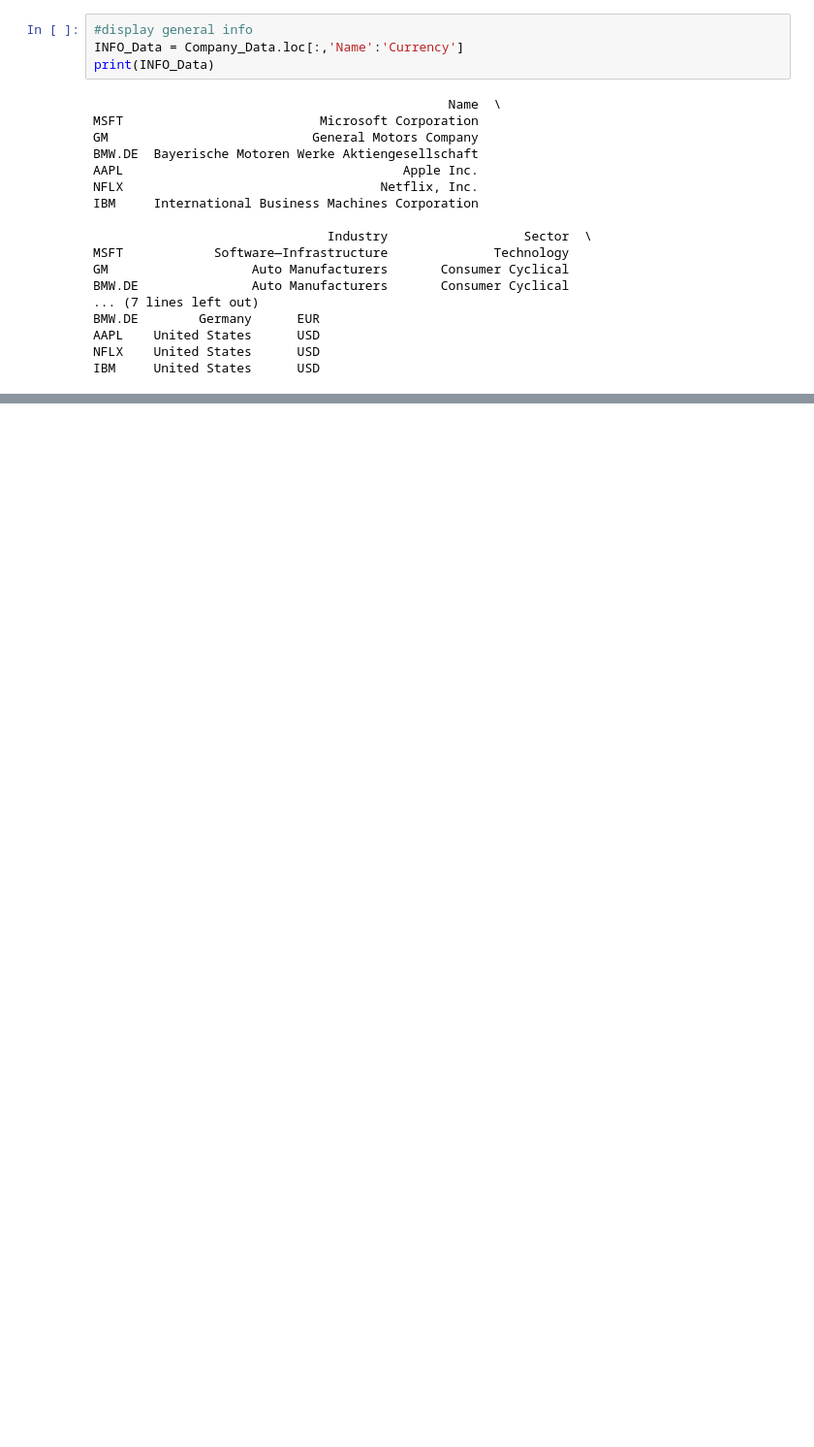
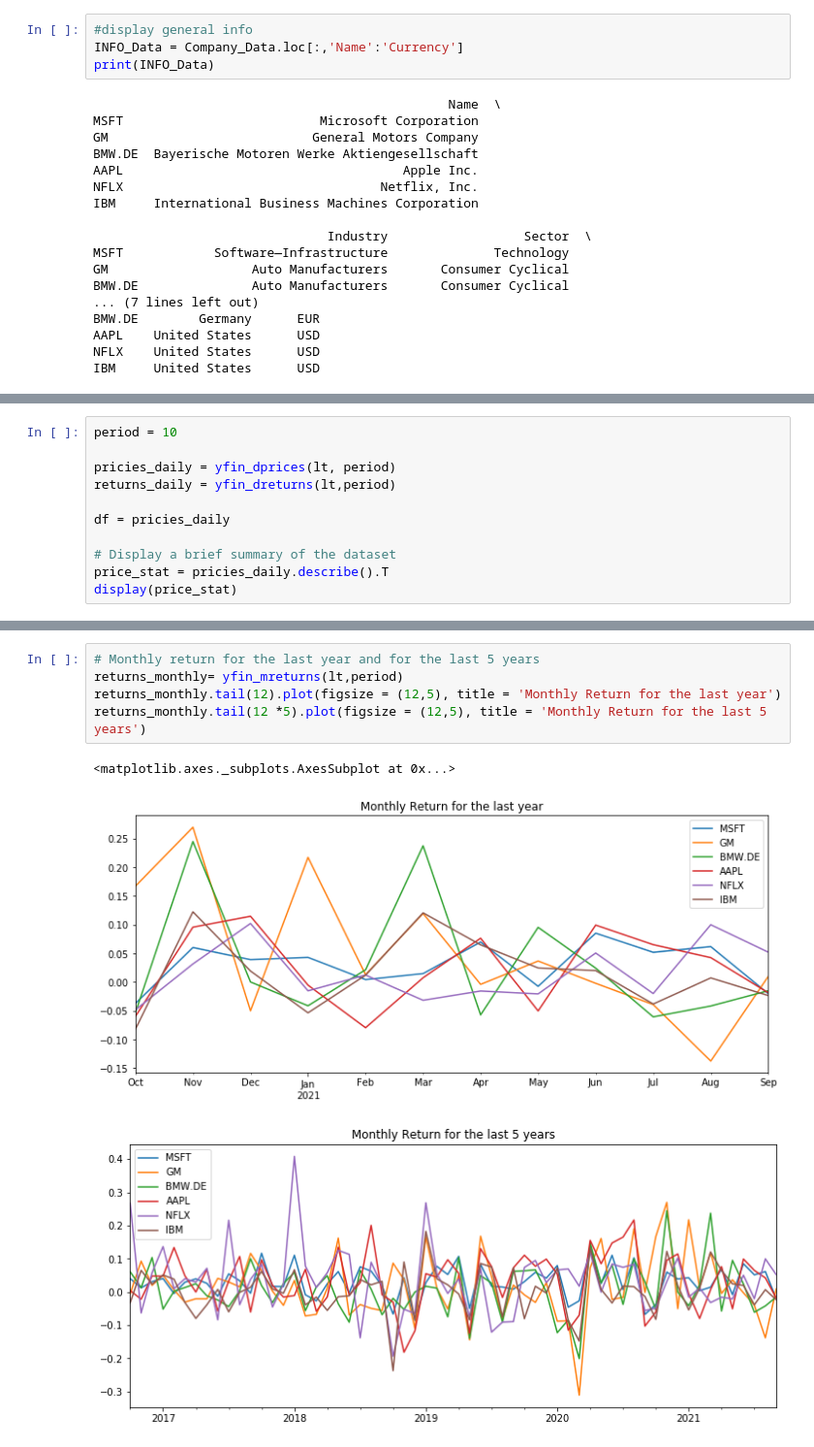
Before and after one commit to SvLaura/Comparing_securities, a Jupyter notebook: Invest_yahoo_fin.ipynb, the cells around one changed output, grey strips where cells are left out. Shown at 97% size. Drawn from its saved outputs; the diff is of its cells as text; blank space fills up the shorter version.

```diff
--- a/Invest_yahoo_fin.ipynb
+++ b/Invest_yahoo_fin.ipynb
@@ -184,0 +288,11 @@ IBM     United States      USD
+# %%
+period = 10
+
+pricies_daily = yfin_dprices(lt, period)
+returns_daily = yfin_dreturns(lt,period)
+
+df = pricies_daily
+
+# Display a brief summary of the dataset
+price_stat = pricies_daily.describe().T
+display(price_stat)
@@ -184,0 +342,9 @@ IBM     United States      USD
+# %%
+# Monthly return for the last year and for the last 5 years
+returns_monthly= yfin_mreturns(lt,period)
+returns_monthly.tail(12).plot(figsize = (12,5), title = 'Monthly Return for the last year')
+returns_monthly.tail(12 *5).plot(figsize = (12,5), title = 'Monthly Return for the last 5 years')
+# %% [output]
+<matplotlib.axes._subplots.AxesSubplot at 0x...>
+[figure, added]
+[figure, added]
```
Also changed, not shown: parts of 12 cells of this notebook.
